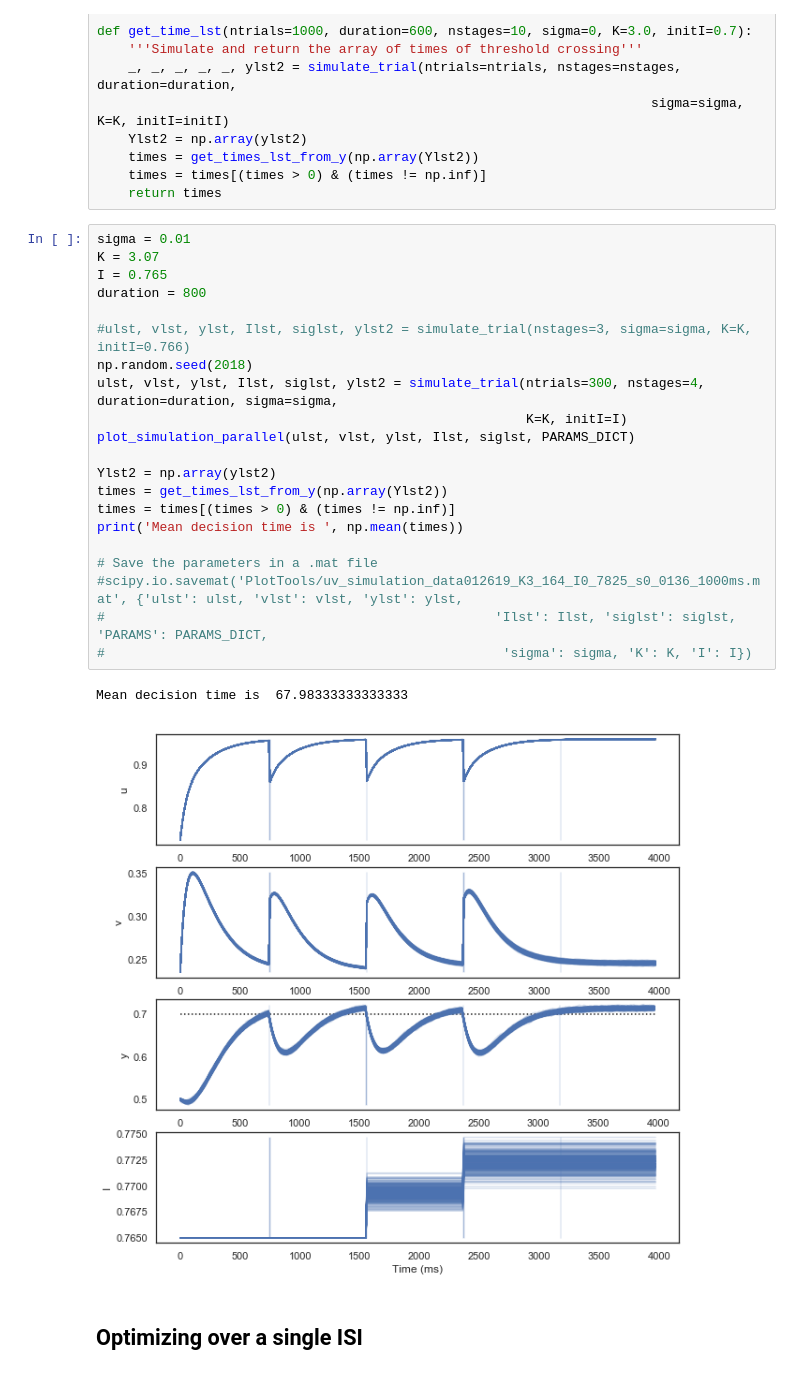
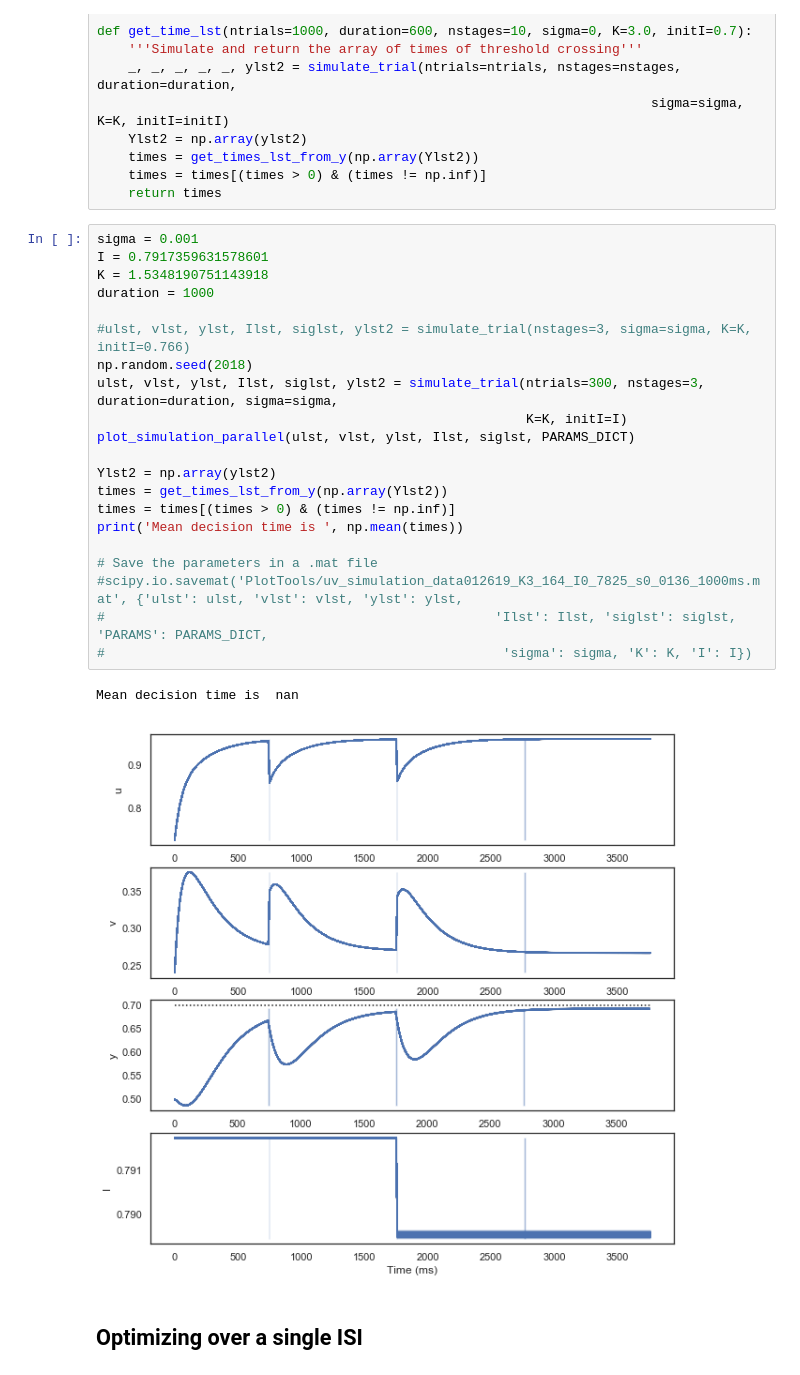
Before and after one commit to jazlab/SE_NL_MJ_2020, a Jupyter notebook: integrator_feedback_circuit.ipynb, the cells around one changed output. Saved outputs shown, nothing was run; the diff lists cells and outputs as text.

```diff
--- a/integrator_feedback_circuit.ipynb
+++ b/integrator_feedback_circuit.ipynb
@@ -275,29 +275,29 @@ def get_time_lst(ntrials=1000, duration=600, nstages=10, sigma=0, K=3.0, initI=0
     times = times[(times > 0) & (times != np.inf)]
     return times
 # %%
-sigma = 0.01
-K = 3.07
-I = 0.765
-duration = 800
+sigma = 0.001
+I = 0.7917359631578601
+K = 1.5348190751143918
+duration = 1000
 
 #ulst, vlst, ylst, Ilst, siglst, ylst2 = simulate_trial(nstages=3, sigma=sigma, K=K, initI=0.766)
 np.random.seed(2018)
-ulst, vlst, ylst, Ilst, siglst, ylst2 = simulate_trial(ntrials=300, nstages=4, duration=duration, sigma=sigma,
+ulst, vlst, ylst, Ilst, siglst, ylst2 = simulate_trial(ntrials=300, nstages=3, duration=duration, sigma=sigma,
                                                        K=K, initI=I)
 plot_simulation_parallel(ulst, vlst, ylst, Ilst, siglst, PARAMS_DICT)
 
 Ylst2 = np.array(ylst2)
 times = get_times_lst_from_y(np.array(Ylst2))
 times = times[(times > 0) & (times != np.inf)]
 print('Mean decision time is ', np.mean(times))
 
 # Save the parameters in a .mat file
 #scipy.io.savemat('PlotTools/uv_simulation_data012619_K3_164_I0_7825_s0_0136_1000ms.mat', {'ulst': ulst, 'vlst': vlst, 'ylst': ylst,
 #                                                  'Ilst': Ilst, 'siglst': siglst, 'PARAMS': PARAMS_DICT,
 #                                                   'sigma': sigma, 'K': K, 'I': I})
 # %% [output]
-Mean decision time is  67.98333333333333
+Mean decision time is  nan
-[figure, old version]
+[figure, new version]
 # %% [markdown]
 ## Optimizing over a single ISI
 # %%
```
Also changed, not shown: parts of 44 cells of this notebook.
